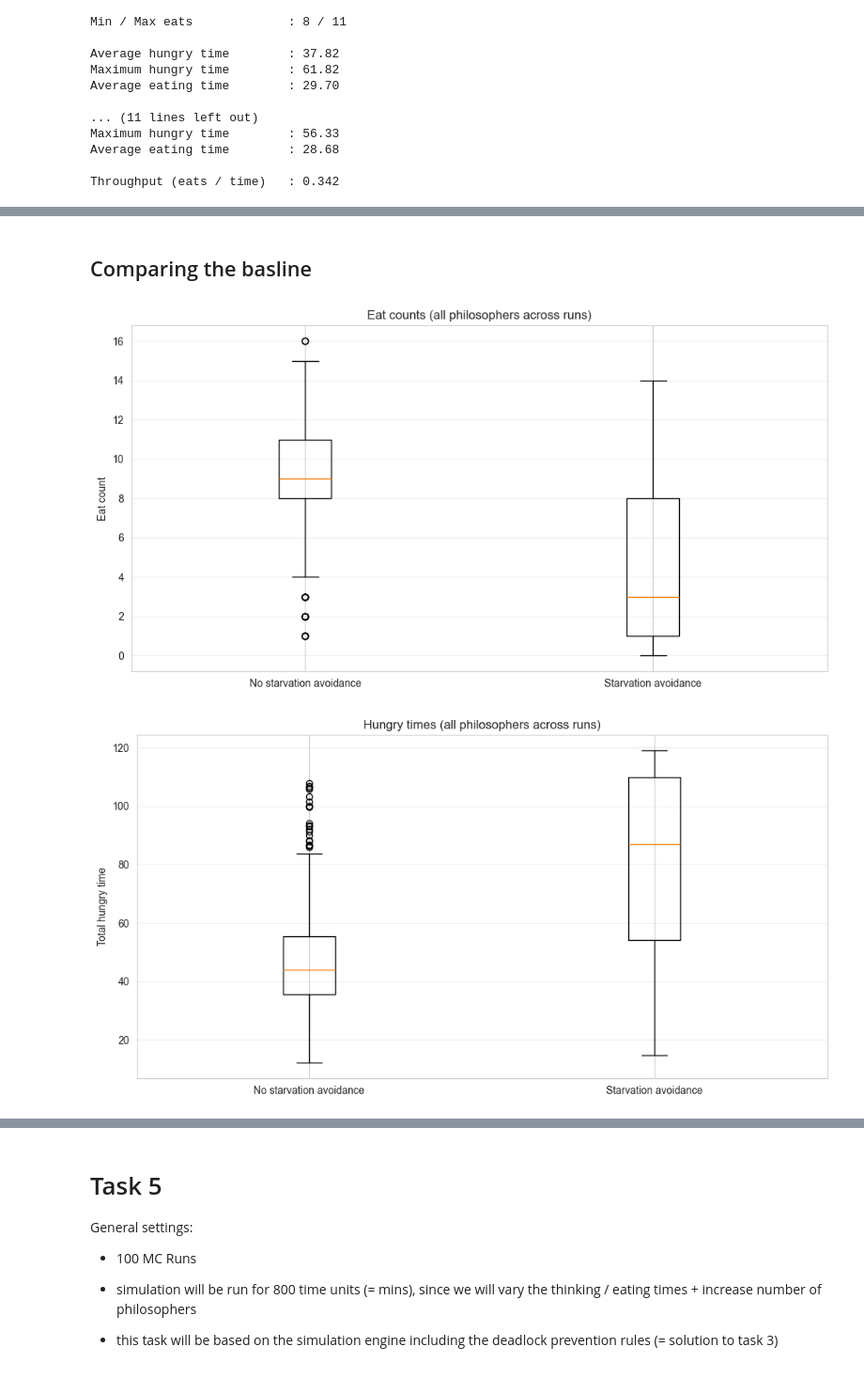
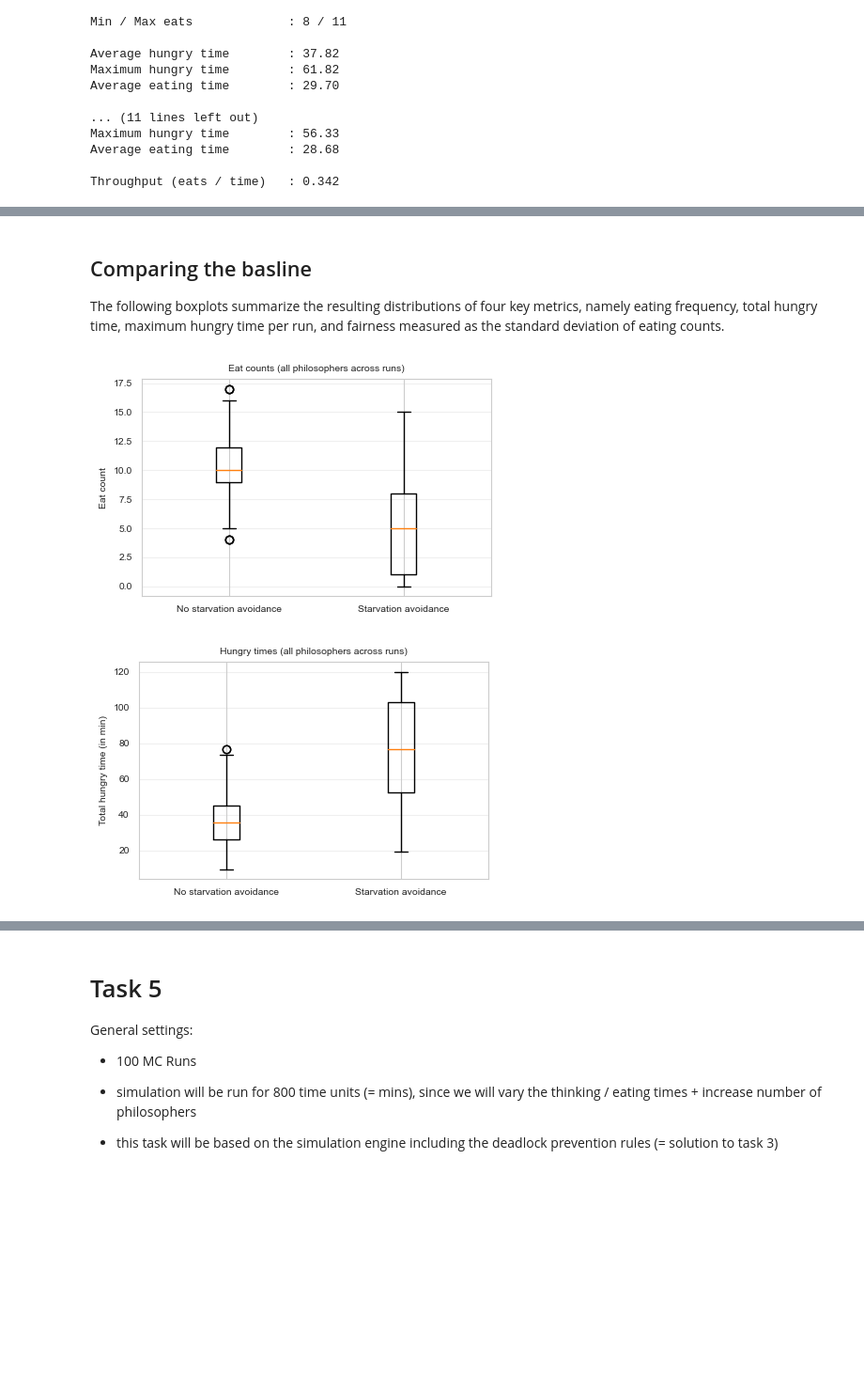
Before and after one commit to tleules23/ModSim2025, a Jupyter notebook: dining_philosophers.ipynb, the cells around one changed output, grey strips where cells are left out. Shown at 94% size. Cells and saved outputs as stored; diff of their text form; code cells hidden in the pictures; blank space fills up the shorter version.

```diff
--- a/dining_philosophers.ipynb
+++ b/dining_philosophers.ipynb
@@ -1857,23 +1861,23 @@ Throughput (eats / time)   : 0.342
 # %%
 mc_basic_starv_avoid_d = run_monte_carlo_detailed(
     dict(num_philosophers=5, deadlock_detection=False, prevention_strategy="none", starvation_prevention=True),
-    runs=100, max_time=120.0, base_seed=1000
+    runs=100, max_time=120.0, base_seed=7000
 )
 
-mc_priority_fifo_d = run_monte_carlo_detailed(
+mc_priority_starv_avoid_d = run_monte_carlo_detailed(
     dict(num_philosophers=5, deadlock_detection=True, prevention_strategy="priority", starvation_prevention=True),
-    runs=100, max_time=120.0, base_seed=1000
+    runs=100, max_time=120.0, base_seed=7000
 )
 
-mc_timeout_fifo_d = run_monte_carlo_detailed(
+mc_timeout_starv_avoid_d = run_monte_carlo_detailed(
     dict(num_philosophers=5, deadlock_detection=True, prevention_strategy="timeout",
          timeout_duration=2.0, starvation_prevention=True),
-    runs=100, max_time=120.0, base_seed=1000
+    runs=100, max_time=120.0, base_seed=7000
 )
 
 summarize_detailed(mc_basic_starv_avoid_d, "Basic + Starvation Prevention")
-summarize_detailed(mc_priority_fifo_d, "Priority + FIFO Starvation Prevention")
-summarize_detailed(mc_timeout_fifo_d, "Timeout + FIFO Starvation Prevention")
+summarize_detailed(mc_priority_starv_avoid_d, "Priority + Starvation Prevention")
+summarize_detailed(mc_timeout_starv_avoid_d, "Timeout + Starvation Prevention")
 # %% [output]
 === Basic + Starvation Prevention (Detailed) ===
 Runs: 100
@@ -1895,5 +1899,9 @@ Zero-eat rate by philosopher: [0.04, 0.05, 0.05, 0.09, 0.09]
-# %% [markdown]
-## Comparing the basline
+# %% [markdown]
+## Comparing the basline
+
+The following boxplots summarize the resulting distributions of four key metrics, namely
+eating frequency, total hungry time, maximum hungry time per run, and fairness measured as
+the standard deviation of eating counts.
 # %%
 
 def _flatten_listcol(df, col):
@@ -1928,33 +1936,33 @@ def boxplot_compare(a, b, title, ylabel,
     })
 
     plt.boxplot([a, b], labels=list(labels), showfliers=True)
     plt.title(title)
     plt.ylabel(ylabel)
     plt.grid(True, axis="y", alpha=0.3)
     plt.show()
 
 def _displayStarvationAvoidanceComparison(mc_no_starv, mc_starv):
     # 1) Eat counts distribution (all philosophers, all runs)
     eats_no  = _flatten_listcol(mc_no_starv, "eat_counts")
     eats_yes = _flatten_listcol(mc_starv, "eat_counts")
     boxplot_compare(eats_no, eats_yes, "Eat counts (all philosophers across runs)", "Eat count")
 
     # 2) Hungry times distribution (all philosophers, all runs)
     hungry_no  = _flatten_listcol(mc_no_starv, "hungry_times")
     hungry_yes = _flatten_listcol(mc_starv, "hungry_times")
     boxplot_compare(hungry_no, hungry_yes, "Hungry times (all philosophers across runs)", "Total hungry time (in min)")
 
     # 3) Per-run maximum hungry time (strong “starvation risk” signal)
     max_hungry_no  = _per_run_stat(mc_no_starv, "hungry_times", "max")
     max_hungry_yes = _per_run_stat(mc_starv, "hungry_times", "max")
     boxplot_compare(max_hungry_no, max_hungry_yes, "Per-run max hungry time", "Max hungry time in run (in min)")
 
     # 4) Fairness: per-run std of eats (lower = more even)
     std_eats_no  = mc_no_starv["std_eats"].astype(float).to_numpy()
     std_eats_yes = mc_starv["std_eats"].astype(float).to_numpy()
     boxplot_compare(std_eats_no, std_eats_yes, "Per-run eat-count std (fairness)", "Std of eat counts (per run)")
 
-_displayStarvationAvoidanceComparison(mc_priority_d,mc_priority_starv_avoid_d)
+_displayStarvationAvoidanceComparison(mc_pr_random,mc_priority_starv_avoid_d)
 # %% [output]
-[figure, old version]
+[figure, new version]
-[figure, old version]
+[figure, new version]
```
Also changed, not shown: parts of 11 cells of this notebook.
